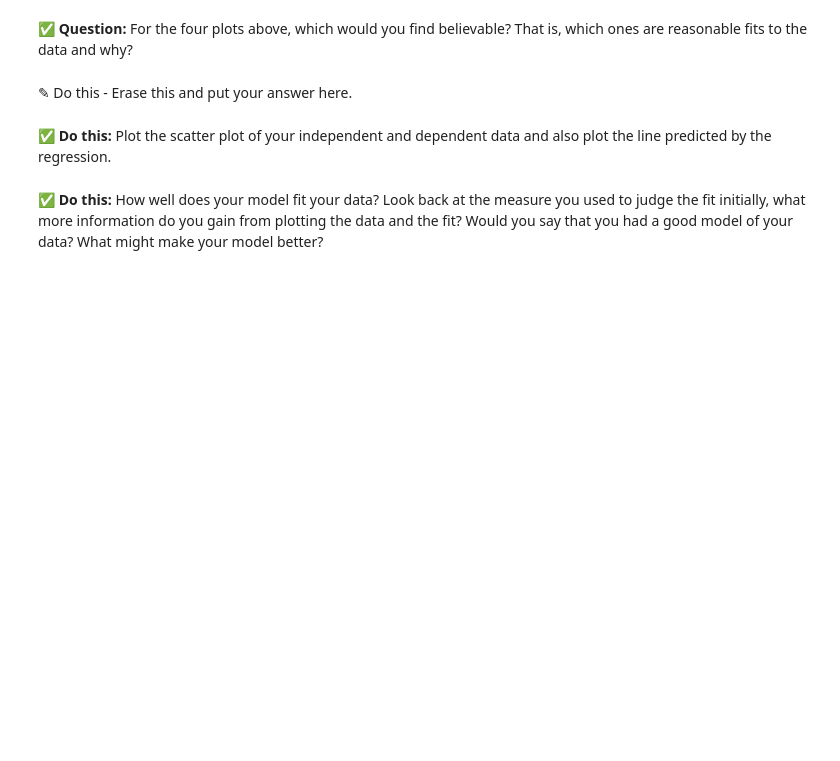
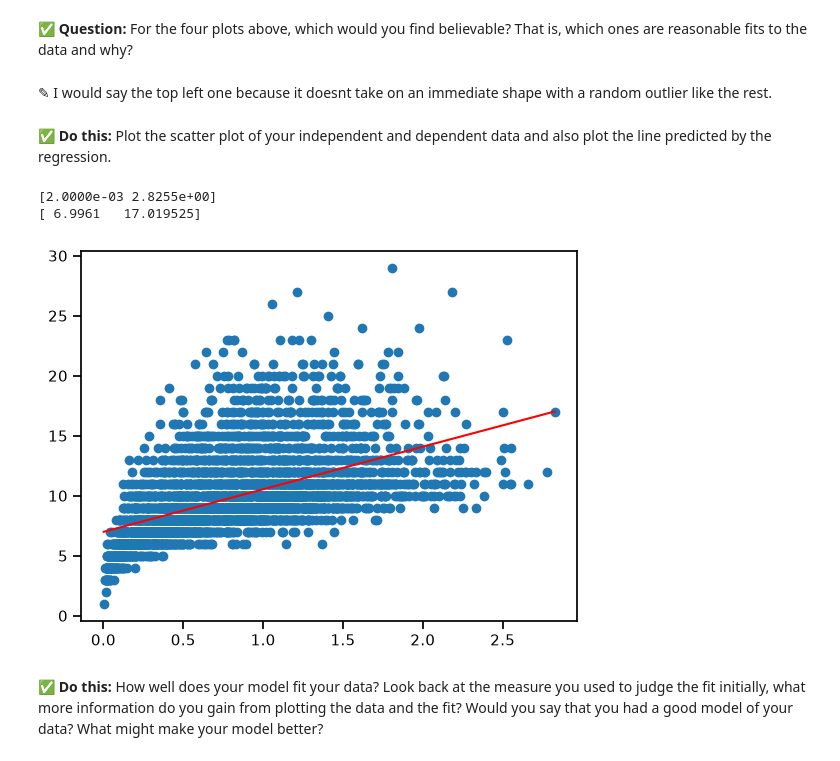
Before and after one commit to burlin25/CMSE202-f26-turnin, a Jupyter notebook: Day-13/Day-13_In-Class-Regression-STUDENT.ipynb, the cells around one changed output. Saved outputs shown, nothing was run; the diff lists cells and outputs as text; code cells hidden in the pictures; blank space fills up the shorter version.

```diff
--- a/Day-13/Day-13_In-Class-Regression-STUDENT.ipynb
+++ b/Day-13/Day-13_In-Class-Regression-STUDENT.ipynb
@@ -173,7 +250,7 @@ Mathematically, any data can be fit to a line. Whether a line is a good model to
 You can see that each data set is different, but the mathematical model that fits each of these data sets is the same! You must be careful that your data do not violate one or more of the [underlying assumptions of linear fitting](https://en.wikipedia.org/wiki/Linear_regression#Assumptions). This is one reason it is incredibly important to visualize your data and the model that fits it.
 # %% [markdown]
 **&#9989; Question:** For the four plots above, which would you find believable? That is, which ones are reasonable fits to the data and why?
-# %% [markdown]
-<font size=+3>&#9998;</font> Do this - Erase this and put your answer here.
+# %% [markdown]
+<font size=+3>&#9998;</font> I would say the top left one because it doesnt take on an immediate shape with a random outlier like the rest.
 # %% [markdown]
 **&#9989; Do this:** Plot the scatter plot of your independent and dependent data and also plot the line predicted by the regression.
@@ -182,3 +257,17 @@ You can see that each data set is different, but the mathematical model that fit
+# %%
+# put your code here
+plt.scatter(abalone['whole_weight'],abalone['rings'])
+slope = 3.55
+intercept = 6.989
+x_line = np.array([abalone['whole_weight'].min(),abalone['whole_weight'].max()])
+y_line = slope*x_line+intercept
+plt.plot(x_line,y_line, color= 'red')
+print(x_line)
+print(y_line)
+# %% [output]
+[2.0000e-03 2.8255e+00]
+[ 6.9961   17.019525]
+[figure, added]
 # %% [markdown]
 **&#9989; Do this:** How well does your model fit your data? Look back at the measure you used to judge the fit initially, what more information do you gain from plotting the data and the fit? Would you say that you had a good model of your data? What might make your model better?
 # %% [markdown]
```
Also changed, not shown: parts of 18 cells of this notebook, 2 other files.
